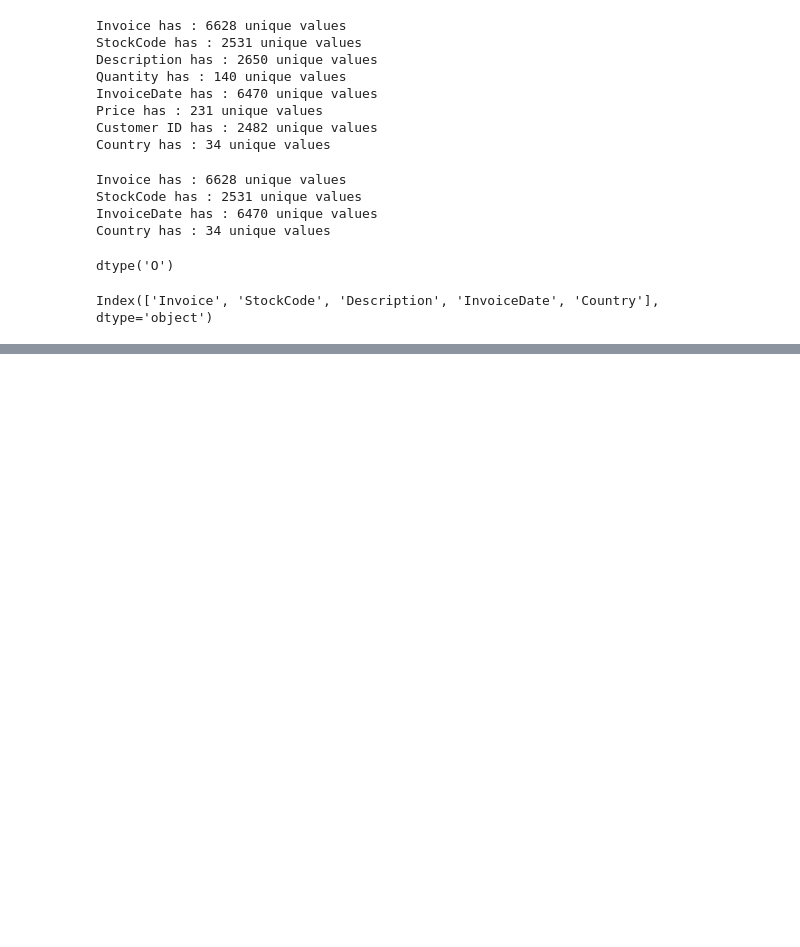
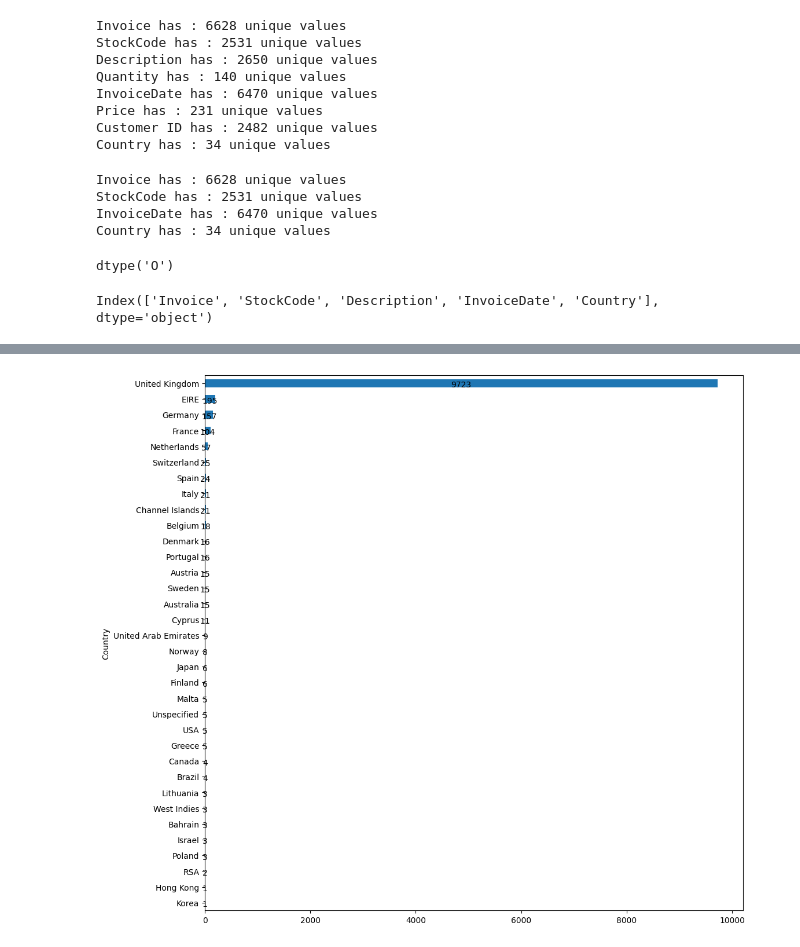
Before and after one commit to faisallshaikh/car_123, a Jupyter notebook: src/notebooks/test_2.ipynb, the cells around one changed output, grey strips where cells are left out. Cells and saved outputs as stored; diff of their text form; code cells hidden in the pictures; blank space fills up the shorter version.

```diff
--- a/src/notebooks/test_2.ipynb
+++ b/src/notebooks/test_2.ipynb
@@ -212,0 +250,12 @@ Index(['Invoice', 'StockCode', 'Description', 'InvoiceDate', 'Country'], dtype='
+# %%
+# plt.figure(figsize = (12,12))
+fig , ax = plt.subplots(figsize=(12,12))
+df_two_per["Country"].value_counts().sort_values(ascending=True).plot(kind='barh')
+
+patches = ax.patches
+for i in range(len(patches)):
+    x = patches[i].get_width() / 2
+    y = patches[i].get_y()
+    ax.annotate(country_count[i],(x,y), ha='center')
+# %% [output]
+[figure, added]
```
Also changed, not shown: parts of 5 cells of this notebook, 5 other files.
